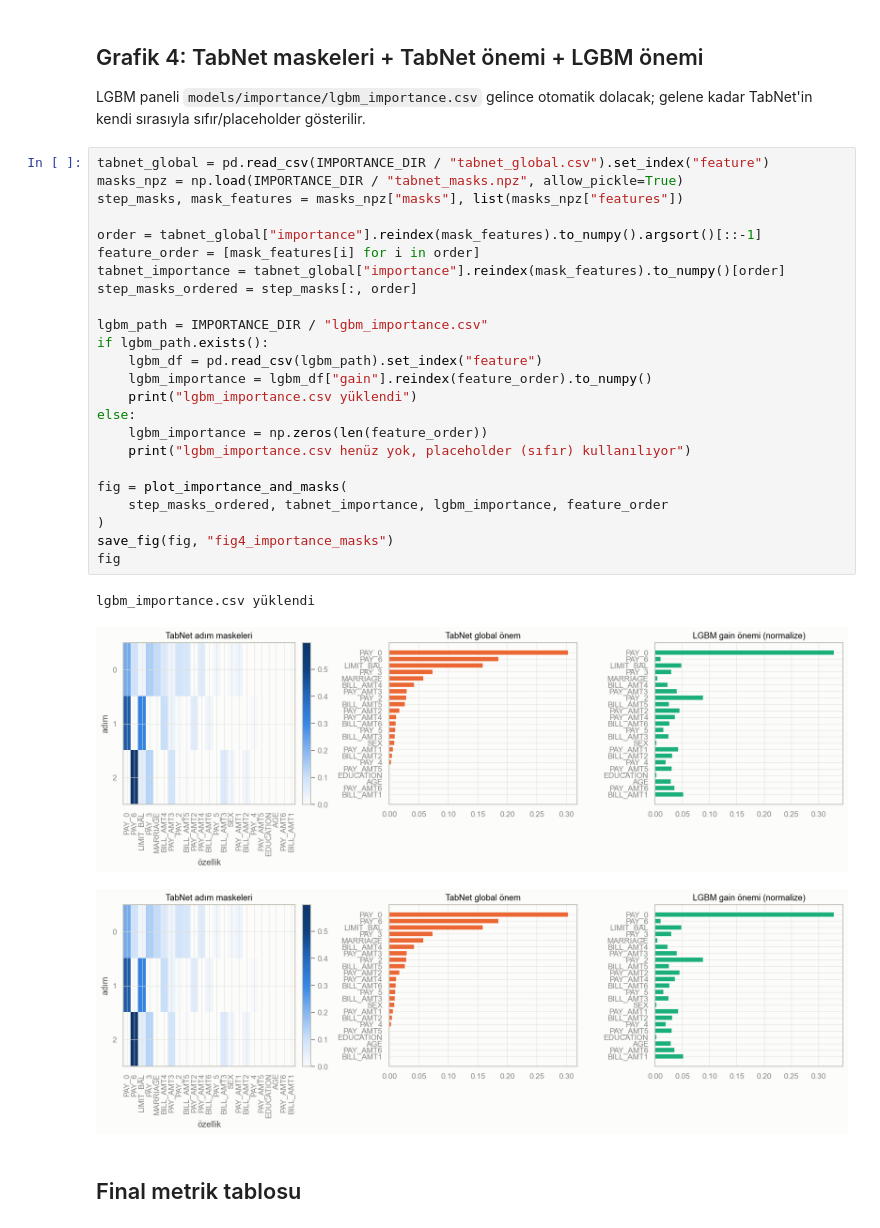
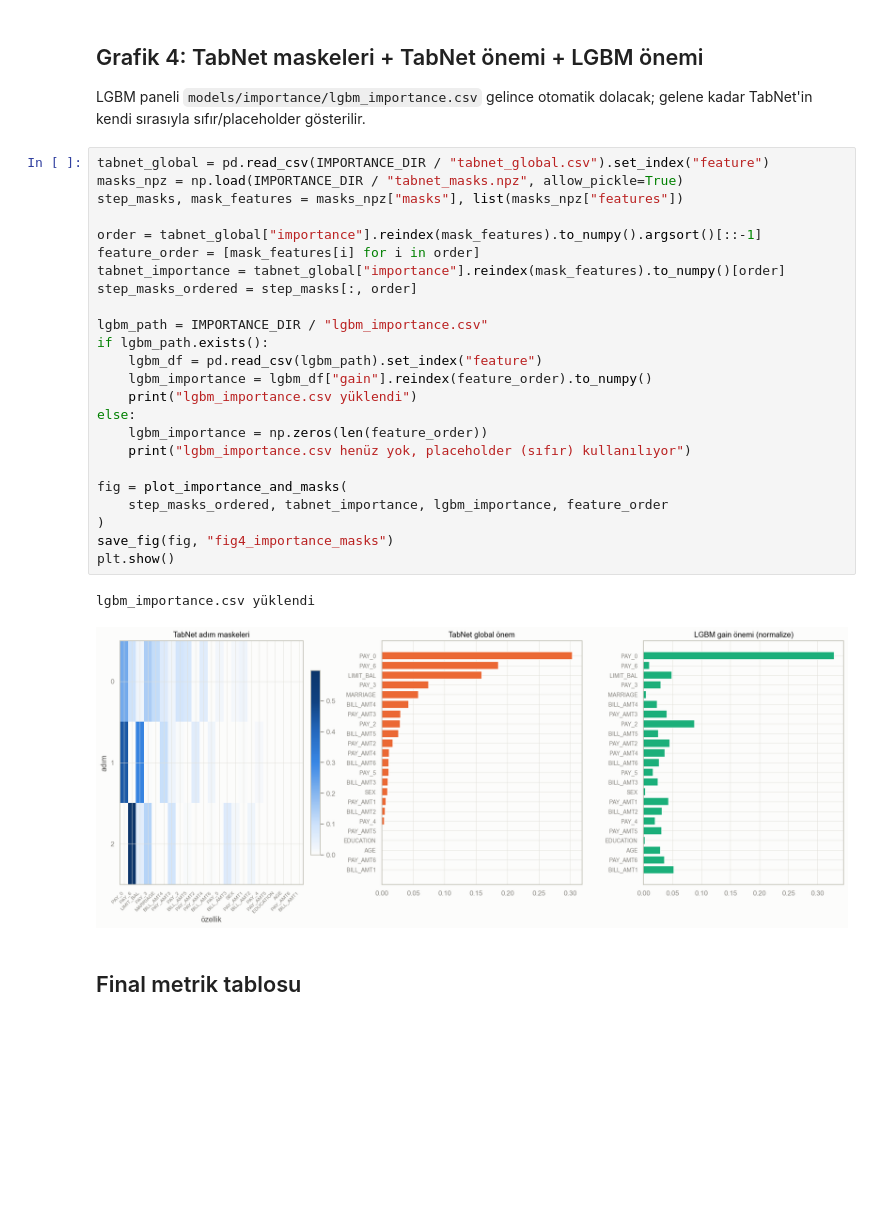
Before and after one commit to KamuranBey00/DataScienceProject, a Jupyter notebook: notebooks/05_evaluation_plots.ipynb, the cells around one changed output. Drawn from its saved outputs; the diff is of its cells as text; blank space fills up the shorter version.

```diff
--- a/notebooks/05_evaluation_plots.ipynb
+++ b/notebooks/05_evaluation_plots.ipynb
@@ -79,31 +86,30 @@ gelene kadar TabNet'in kendi sırasıyla sıfır/placeholder gösterilir.
 # %%
 tabnet_global = pd.read_csv(IMPORTANCE_DIR / "tabnet_global.csv").set_index("feature")
 masks_npz = np.load(IMPORTANCE_DIR / "tabnet_masks.npz", allow_pickle=True)
 step_masks, mask_features = masks_npz["masks"], list(masks_npz["features"])
 
 order = tabnet_global["importance"].reindex(mask_features).to_numpy().argsort()[::-1]
 feature_order = [mask_features[i] for i in order]
 tabnet_importance = tabnet_global["importance"].reindex(mask_features).to_numpy()[order]
 step_masks_ordered = step_masks[:, order]
 
 lgbm_path = IMPORTANCE_DIR / "lgbm_importance.csv"
 if lgbm_path.exists():
     lgbm_df = pd.read_csv(lgbm_path).set_index("feature")
     lgbm_importance = lgbm_df["gain"].reindex(feature_order).to_numpy()
     print("lgbm_importance.csv yüklendi")
 else:
     lgbm_importance = np.zeros(len(feature_order))
     print("lgbm_importance.csv henüz yok, placeholder (sıfır) kullanılıyor")
 
 fig = plot_importance_and_masks(
     step_masks_ordered, tabnet_importance, lgbm_importance, feature_order
 )
 save_fig(fig, "fig4_importance_masks")
-fig
+plt.show()
 # %% [output]
 lgbm_importance.csv yüklendi
-[figure, old version]
+[figure, new version]
-[figure, removed]
 # %% [markdown]
 ## Final metrik tablosu
 # %%
```
Also changed, not shown: parts of 10 cells of this notebook, 20 other files.
